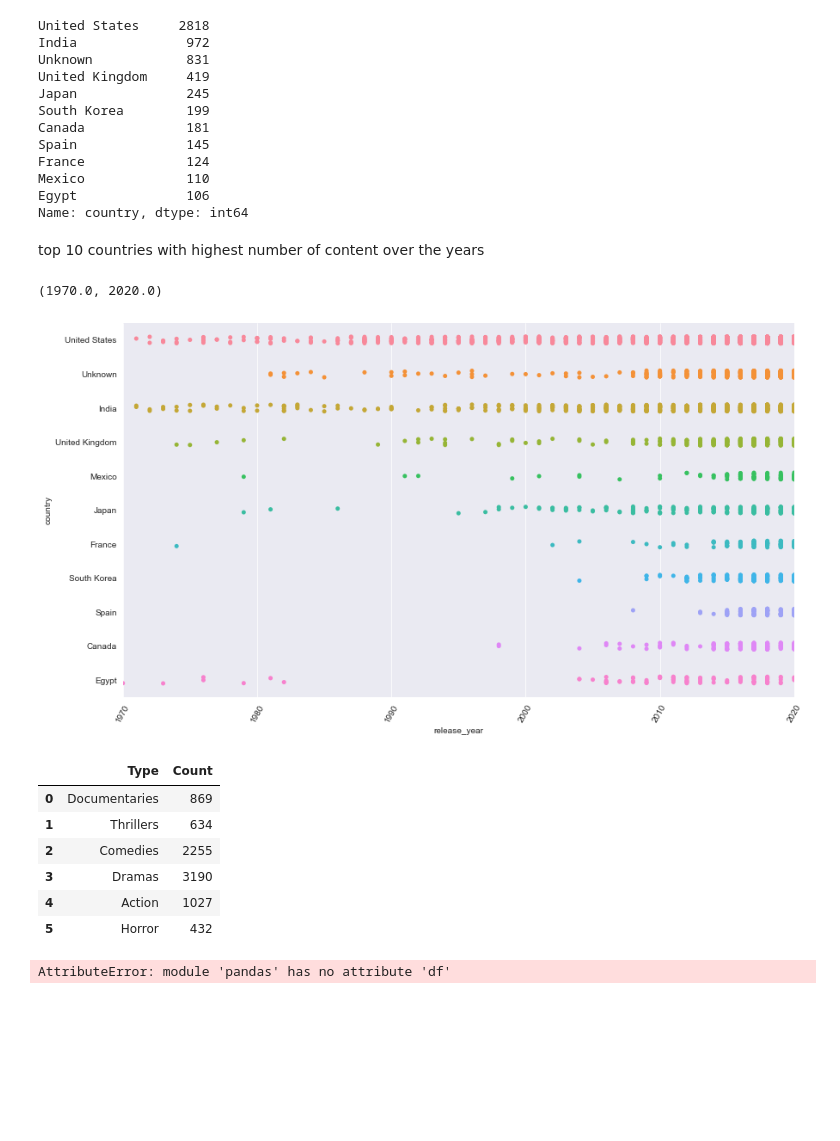
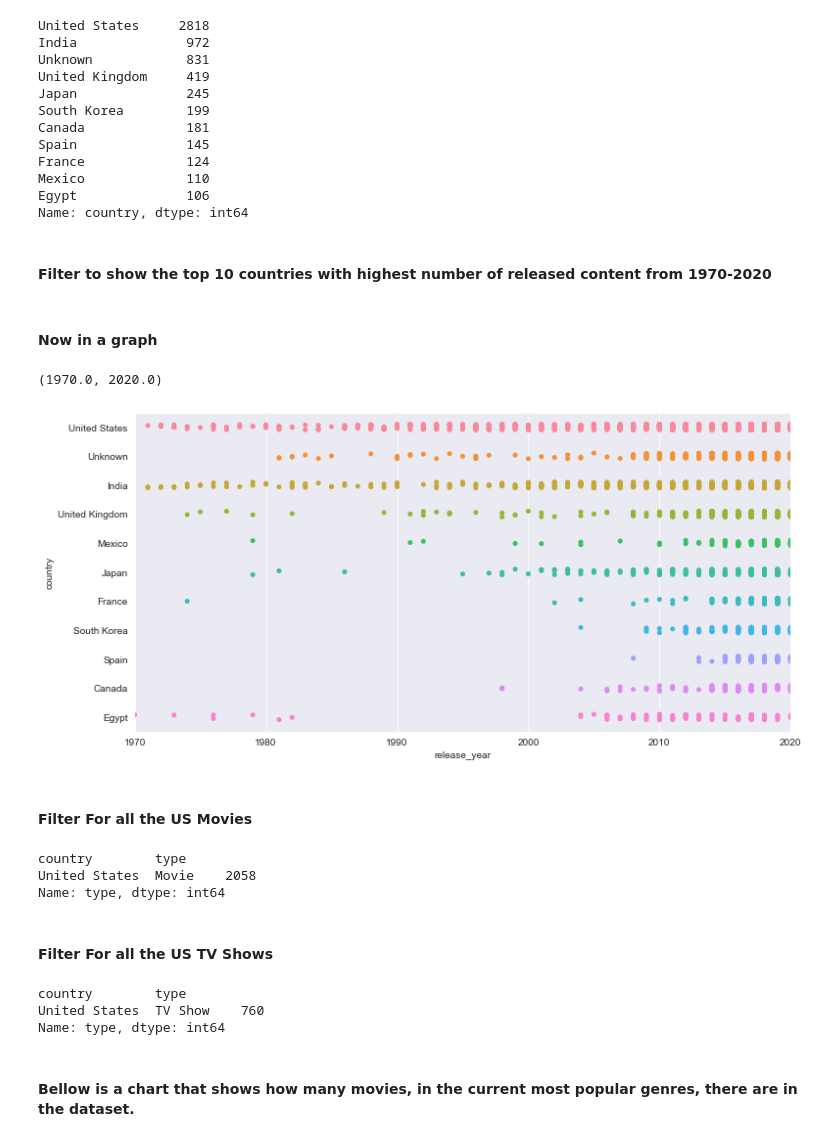
Before and after one commit to allisoncwalker/Data-Analysis-Notebook, a Jupyter notebook: notebook.ipynb, the cells around one changed output. Drawn from its saved outputs; the diff is of its cells as text; code cells hidden in the pictures; blank space fills up the shorter version.

Commit message:
changing things up possible new data set

```diff
--- a/notebook.ipynb
+++ b/notebook.ipynb
@@ -54,0 +47,7 @@ df['country'] = df['country'].fillna('Unknown')
+# %%
+df['director'] = df['director'].fillna('Unknown')
+df['cast'] =df['cast'].fillna('Unknown')
+df['country'] = df['country'].fillna('Unknown')
+df['date_added'] = df['date_added'].fillna('Unknown')
+
+# df.dropna()
@@ -85,55 +104,51 @@ Mexico             110
 Egypt              106
 Name: country, dtype: int64
 # %% [markdown]
-top 10 countries with highest number of content over the years
+#### Filter to show the top 10 countries with highest number of released content from 1970-2020
 # %%
 top_10 = df.groupby('country').count().reset_index().sort_values(ascending=False,by='show_id')[0:11]['country']
 top_10_df = df[df['country'].isin(top_10)]
+# %% [markdown]
+#### Now in a graph
 # %%
-sns.set_style('darkgrid')
-plt.figure(figsize=(14,8))
+plt.figure(figsize=(12,6))
 sns.stripplot(y='country', x='release_year', data=top_10_df)
-sns.despine(left=True)
-plt.xticks(rotation=60)
 plt.xlim(1970,2020)
 # %% [output]
 (1970.0, 2020.0)
-[figure, old version]
+[figure, new version]
+# %% [markdown]
+#### Filter For all the US Movies
+# %%
+USM = df[ (df.type=='Movie') & (df.country=='United States')]
+USM.groupby('country')['type'].value_counts()
+# %% [output]
+country        type
+United States  Movie    2058
+Name: type, dtype: int64
+# %% [markdown]
+#### Filter For all the US TV Shows
+# %%
+USTV = df[ (df.type=='TV Show') & (df.country=='United States')]
+USTV.groupby('country')['type'].value_counts()
+# %% [output]
+country        type
+United States  TV Show    760
+Name: type, dtype: int64
+# %% [markdown]
+#### Bellow is a chart that shows how many movies, in the current most popular genres, there are in the dataset.
 # %%
-# df.groupby(df.country)[df.title]
+Action = df.listed_in.str.contains(r'Action')
+Total_Action = df[Action].listed_in.value_counts().sum()
 
-Documentaries = df.listed_in.str.contains(r'Documentaries')
-Total_Documentaries = df[Documentaries].listed_in.value_counts().sum()
-
-Thrillers = df.listed_in.str.contains(r'Thrillers')
-Total_Thrillers = df[Thrillers].listed_in.value_counts().sum()
+Adventure = df.listed_in.str.contains(r'Adventure')
+Total_Adventure = df[Adventure].listed_in.value_counts().sum()
 
 Comedies = df.listed_in.str.contains(r'Comedies')
 Total_Comedies = df[Comedies].listed_in.value_counts().sum()
 
-Dramas = df.listed_in.str.contains(r'Dramas')
-Total_Dramas = df[Dramas].listed_in.value_counts().sum()
-
-Action = df.listed_in.str.contains(r'Action')
-Total_Action = df[Action].listed_in.value_counts().sum()
+Sci_Fi = df.listed_in.str.contains(r'Sci-Fi')
+Total_Sci_Fi = df[Sci_Fi].listed_in.value_counts().sum()
 
 Horror = df.listed_in.str.contains(r'Horror')
 Total_Horror = df[Horror].listed_in.value_counts().sum()
-
-results_df = pd.DataFrame( {
-        "Type": ["Documentaries", "Thrillers", "Comedies","Dramas","Action","Horror"],
-        "Count": [Total_Documentaries, Total_Thrillers, Total_Comedies, Total_Dramas, Total_Action, Total_Horror] }
-        )
-results_df
-# %% [output]
-|  | Type | Count |
-| 0 | Documentaries | 869 |
-| 1 | Thrillers | 634 |
-| 2 | Comedies | 2255 |
-| 3 | Dramas | 3190 |
-| 4 | Action | 1027 |
-| 5 | Horror | 432 |
-# %%
-pd.df(df.groupby('released_year'))
-# %% [output]
-AttributeError: module 'pandas' has no attribute 'df'
```
Also changed, not shown: parts of 19 cells of this notebook, 4 other files.
